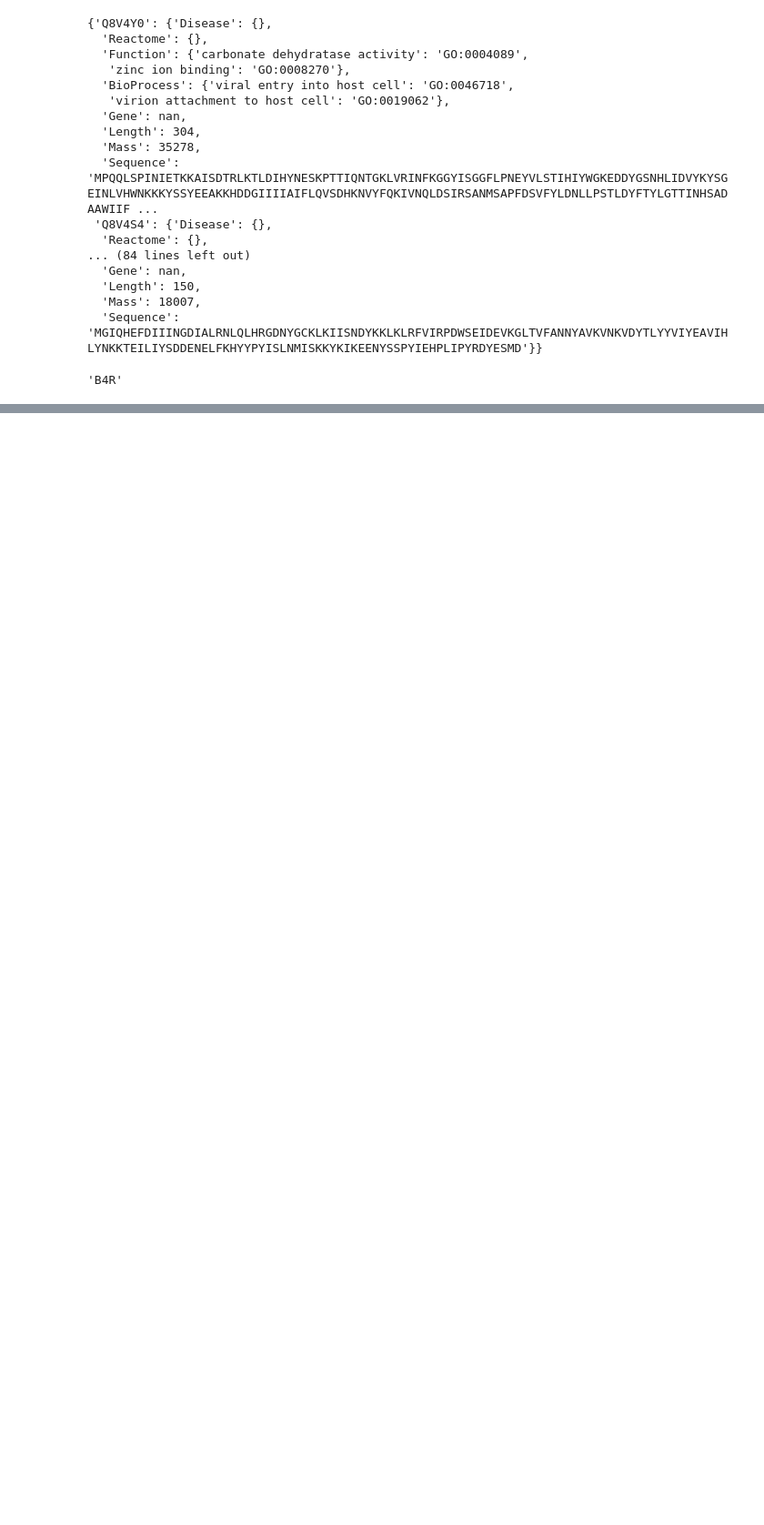
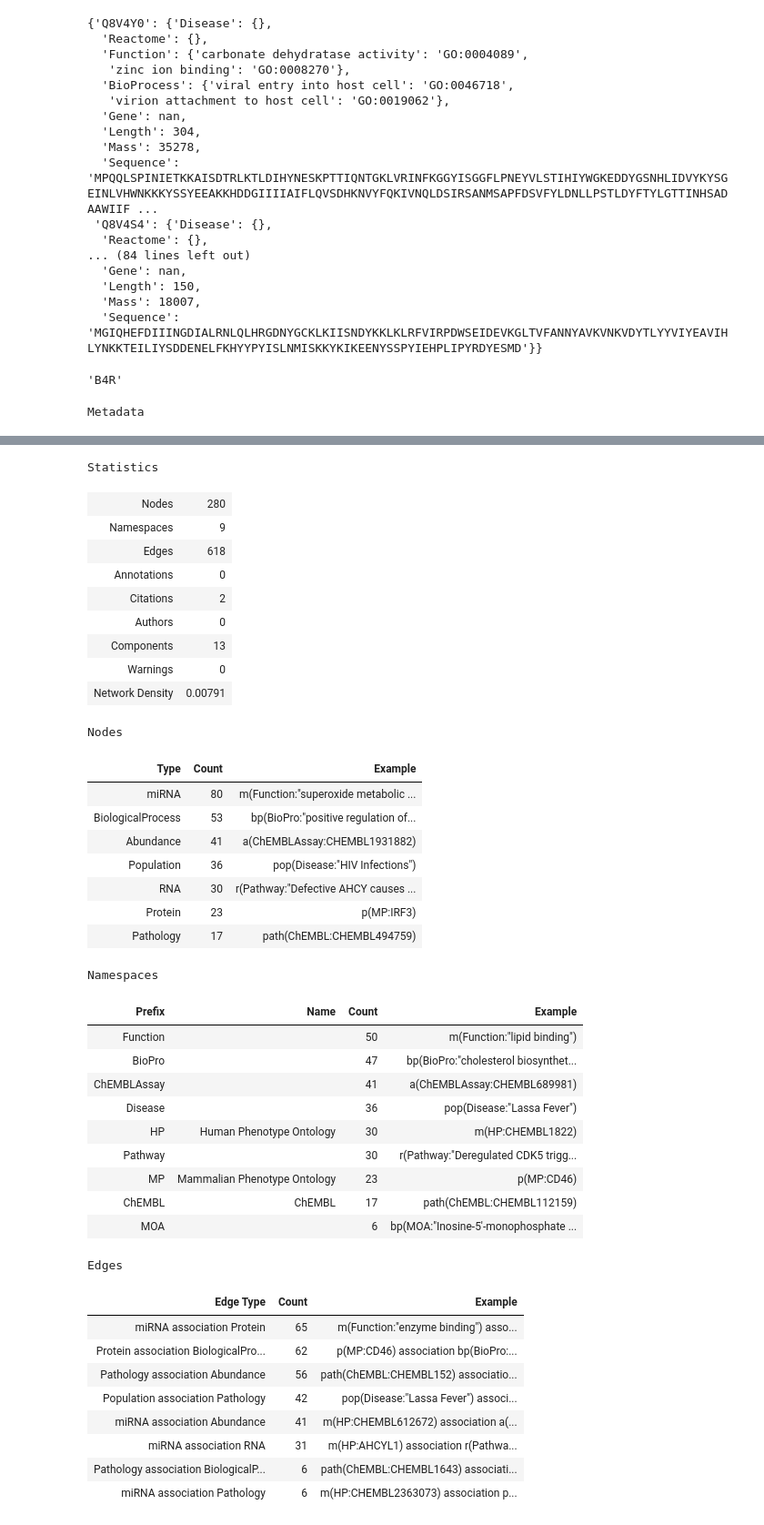
Before and after one commit to Fraunhofer-ITMP/BY-COVID-KG, a Jupyter notebook: Monkeypox.ipynb, the cells around one changed output, grey strips where cells are left out. Shown at 91% size. Cells and saved outputs as stored; diff of their text form; code cells hidden in the pictures; blank space fills up the shorter version.

Commit message:
monkey pox kg updated!

```diff
--- a/Monkeypox.ipynb
+++ b/Monkeypox.ipynb
@@ -55,6 +54,8 @@ mpox_pchem_cid = list(set(mpox_pchem_cid))
 len(mpox_pchem_cid)
 # %% [output]
 24
+# %%
+GetAct = new_client.activity
 # %%
 #Function to retrieve assay ids for compounds
 def RetAct(chemblIds,j):
@@ -389,8 +374,8 @@ def uniprot_rel(named_uprotList,itmpGraph):
         fun=list(named_uprotList[item]['Function'].keys())
         bp = list(named_uprotList[item]['BioProcess'].keys())
         for f in fun:
-            if str(mpox_prot_ext[item]['Gene']) != 'nan':
-                itmpGraph.add_association(Protein(namespace='MP',name=mpox_prot_ext[item]['Gene']),MicroRna(namespace='Function',name=f),
+            if str(named_uprotList[item]['Gene']) != 'nan':
+                itmpGraph.add_association(Protein(namespace='MP',name=named_uprotList[item]['Gene']),MicroRna(namespace='Function',name=f),
                                          citation='UniProt database',evidence='UniProt query')
             else:
                 itmpGraph.add_association(Protein(namespace='MP',name=item),MicroRna(namespace='Function',name=f),
@@ -398,8 +383,8 @@ def uniprot_rel(named_uprotList,itmpGraph):
 
 
         for b in bp:
-            if str(mpox_prot_ext[item]['Gene']) != 'nan':
-                itmpGraph.add_association(Protein(namespace='MP',name=mpox_prot_ext[item]['Gene']),BiologicalProcess(namespace='BioPro',name=b),
+            if str(named_uprotList[item]['Gene']) != 'nan':
+                itmpGraph.add_association(Protein(namespace='MP',name=named_uprotList[item]['Gene']),BiologicalProcess(namespace='BioPro',name=b),
                                          citation='UniProt database',evidence='UniProt query')
             else:
                 itmpGraph.add_association(Protein(namespace='MP',name=item),MicroRna(namespace='Function',name=b),
@@ -407,4 +392,4 @@ def uniprot_rel(named_uprotList,itmpGraph):
 
     return(itmpGraph)
 # %%
-mpox_graph = pybel.BELGraph(name='Monkeypox Graph')
+#mpox_graph = pybel.BELGraph(name='Monkeypox Graph')
@@ -411,2 +398,6 @@ mpox_graph = pybel.BELGraph(name='Monkeypox Graph')
 # %%
-mpox_graph = uniprot_rel(mpox_prot_ext,mpox_graph)
+mpox_graph = uniprot_rel(mcards_prot,mpox_graph)
+# %%
+mpox_graph.summarize
+# %% [output]
+Metadata
@@ -413,3 +406,43 @@ mpox_graph = uniprot_rel(mpox_prot_ext,mpox_graph)
+Statistics
+| Nodes | 280 |
+| Namespaces | 9 |
+| Edges | 618 |
+| Annotations | 0 |
+| Citations | 2 |
+| Authors | 0 |
+| Components | 13 |
+| Warnings | 0 |
+| Network Density | 0.00791 |
+Nodes
+| Type | Count | Example |
+| miRNA | 80 | m(Function:"superoxide metabolic ... |
+| BiologicalProcess | 53 | bp(BioPro:"positive regulation of... |
+| Abundance | 41 | a(ChEMBLAssay:CHEMBL1931882) |
+| Population | 36 | pop(Disease:"HIV Infections") |
+| RNA | 30 | r(Pathway:"Defective AHCY causes ... |
+| Protein | 23 | p(MP:IRF3) |
+| Pathology | 17 | path(ChEMBL:CHEMBL494759) |
+Namespaces
+| Prefix | Name | Count | Example |
+| Function |  | 50 | m(Function:"lipid binding") |
+| BioPro |  | 47 | bp(BioPro:"cholesterol biosynthet... |
+| ChEMBLAssay |  | 41 | a(ChEMBLAssay:CHEMBL689981) |
+| Disease |  | 36 | pop(Disease:"Lassa Fever") |
+| HP | Human Phenotype Ontology | 30 | m(HP:CHEMBL1822) |
+| Pathway |  | 30 | r(Pathway:"Deregulated CDK5 trigg... |
+| MP | Mammalian Phenotype Ontology | 23 | p(MP:CD46) |
+| ChEMBL | ChEMBL | 17 | path(ChEMBL:CHEMBL112159) |
+| MOA |  | 6 | bp(MOA:"Inosine-5'-monophosphate ... |
+Edges
+| Edge Type | Count | Example |
+| miRNA association Protein | 65 | m(Function:"enzyme binding") asso... |
+| Protein association BiologicalPro... | 62 | p(MP:CD46) association bp(BioPro:... |
+| Pathology association Abundance | 56 | path(ChEMBL:CHEMBL152) associatio... |
+| Population association Pathology | 42 | pop(Disease:"Lassa Fever") associ... |
+| miRNA association Abundance | 41 | m(HP:CHEMBL612672) association a(... |
+| miRNA association RNA | 31 | m(HP:AHCYL1) association r(Pathwa... |
+| Pathology association BiologicalP... | 6 | path(ChEMBL:CHEMBL1643) associati... |
+| miRNA association Pathology | 6 | m(HP:CHEMBL2363073) association p... |
 # %%
 to_jupyter(mpox_graph)
 # %% [output]
```
Also changed, not shown: parts of 39 cells of this notebook, 6 other files.
